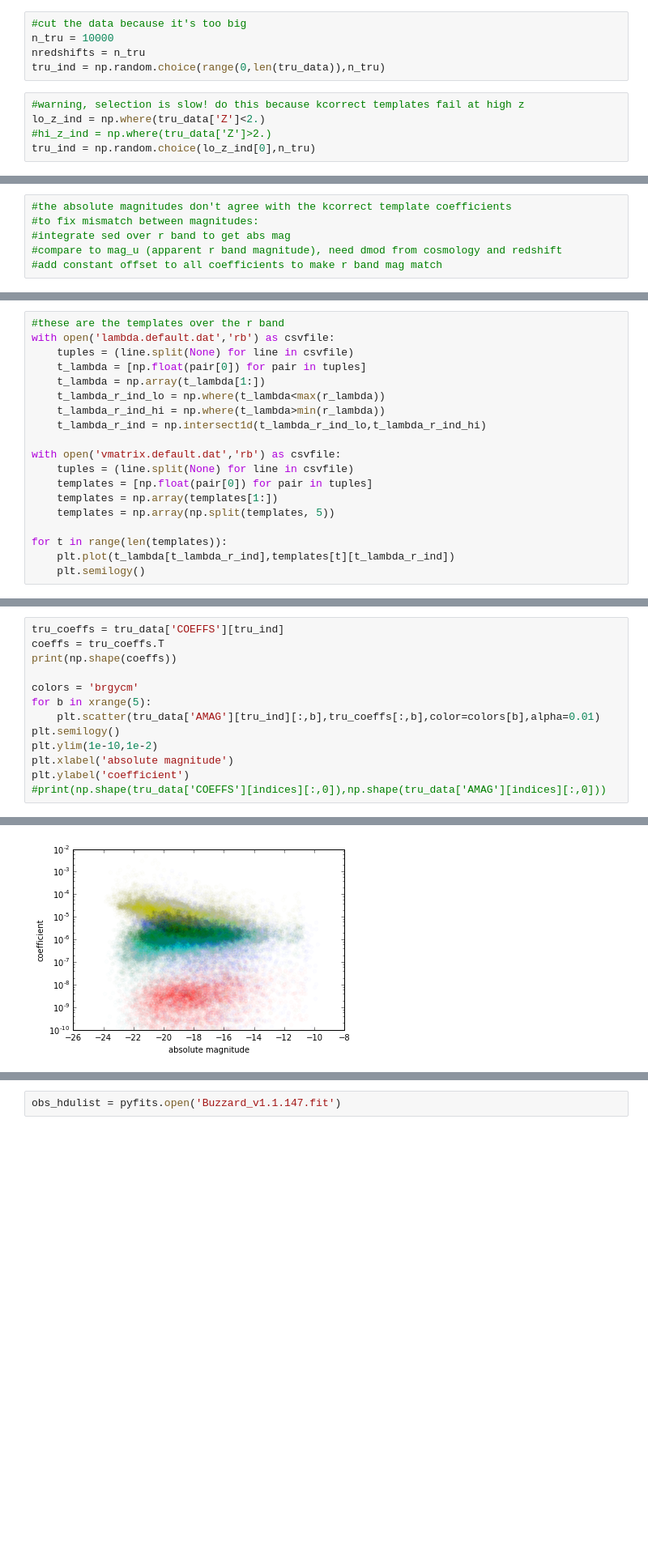
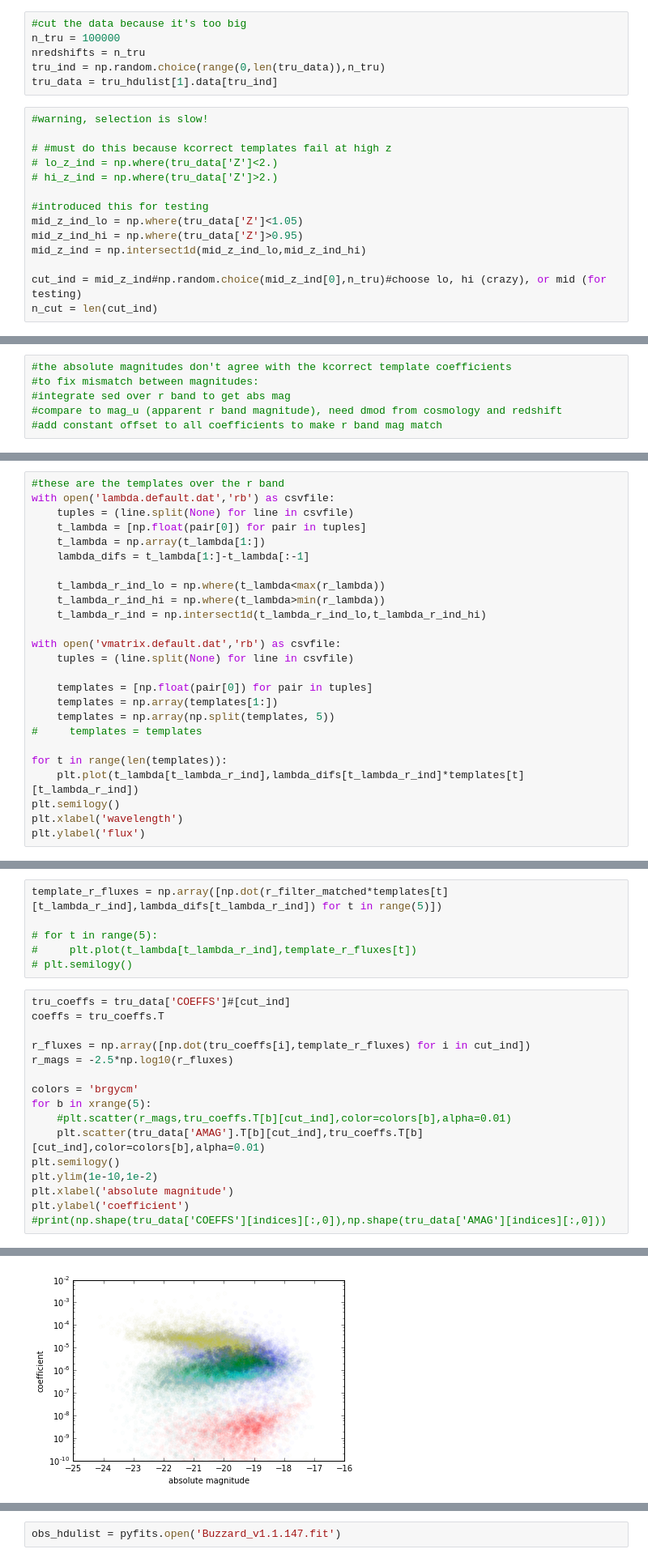
Before and after one commit to aimalz/pretzal, a Jupyter notebook: data-exploration.ipynb, the cells around one changed output, grey strips where cells are left out. Shown at 81% size. Saved outputs shown, nothing was run; the diff lists cells and outputs as text; blank space fills up the shorter version.

```diff
--- a/data-exploration.ipynb
+++ b/data-exploration.ipynb
@@ -47,12 +47,22 @@ TFORM48 = 'E       '           /
 tru_data = tru_hdulist[1].data
 # %%
 #cut the data because it's too big
-n_tru = 10000
+n_tru = 100000
 nredshifts = n_tru
 tru_ind = np.random.choice(range(0,len(tru_data)),n_tru)
+tru_data = tru_hdulist[1].data[tru_ind]
 # %%
-#warning, selection is slow! do this because kcorrect templates fail at high z
-lo_z_ind = np.where(tru_data['Z']<2.)
-#hi_z_ind = np.where(tru_data['Z']>2.)
-tru_ind = np.random.choice(lo_z_ind[0],n_tru)
+#warning, selection is slow!
+
+# #must do this because kcorrect templates fail at high z
+# lo_z_ind = np.where(tru_data['Z']<2.)
+# hi_z_ind = np.where(tru_data['Z']>2.)
+
+#introduced this for testing
+mid_z_ind_lo = np.where(tru_data['Z']<1.05)
+mid_z_ind_hi = np.where(tru_data['Z']>0.95)
+mid_z_ind = np.intersect1d(mid_z_ind_lo,mid_z_ind_hi)
+
+cut_ind = mid_z_ind#np.random.choice(mid_z_ind[0],n_tru)#choose lo, hi (crazy), or mid (for testing)
+n_cut = len(cut_ind)
 # %%
@@ -98,17 +108,23 @@ with open('lambda.default.dat','rb') as csvfile:
     tuples = (line.split(None) for line in csvfile)
     t_lambda = [np.float(pair[0]) for pair in tuples]
     t_lambda = np.array(t_lambda[1:])
+    lambda_difs = t_lambda[1:]-t_lambda[:-1]
+
     t_lambda_r_ind_lo = np.where(t_lambda<max(r_lambda))
     t_lambda_r_ind_hi = np.where(t_lambda>min(r_lambda))
     t_lambda_r_ind = np.intersect1d(t_lambda_r_ind_lo,t_lambda_r_ind_hi)
 
 with open('vmatrix.default.dat','rb') as csvfile:
     tuples = (line.split(None) for line in csvfile)
+
     templates = [np.float(pair[0]) for pair in tuples]
     templates = np.array(templates[1:])
     templates = np.array(np.split(templates, 5))
+#     templates = templates
 
 for t in range(len(templates)):
-    plt.plot(t_lambda[t_lambda_r_ind],templates[t][t_lambda_r_ind])
-    plt.semilogy()
+    plt.plot(t_lambda[t_lambda_r_ind],lambda_difs[t_lambda_r_ind]*templates[t][t_lambda_r_ind])
+plt.semilogy()
+plt.xlabel('wavelength')
+plt.ylabel('flux')
 # %% [output]
@@ -121,11 +142,20 @@ template_r_fluxes = np.array([np.dot(r_filter_matched,templates[i,t_lambda_r_ind
+# %%
+template_r_fluxes = np.array([np.dot(r_filter_matched*templates[t][t_lambda_r_ind],lambda_difs[t_lambda_r_ind]) for t in range(5)])
+
+# for t in range(5):
+#     plt.plot(t_lambda[t_lambda_r_ind],template_r_fluxes[t])
+# plt.semilogy()
 # %%
-tru_coeffs = tru_data['COEFFS'][tru_ind]
+tru_coeffs = tru_data['COEFFS']#[cut_ind]
 coeffs = tru_coeffs.T
-print(np.shape(coeffs))
+
+r_fluxes = np.array([np.dot(tru_coeffs[i],template_r_fluxes) for i in cut_ind])
+r_mags = -2.5*np.log10(r_fluxes)
 
 colors = 'brgycm'
 for b in xrange(5):
-    plt.scatter(tru_data['AMAG'][tru_ind][:,b],tru_coeffs[:,b],color=colors[b],alpha=0.01)
+    #plt.scatter(r_mags,tru_coeffs.T[b][cut_ind],color=colors[b],alpha=0.01)
+    plt.scatter(tru_data['AMAG'].T[b][cut_ind],tru_coeffs.T[b][cut_ind],color=colors[b],alpha=0.01)
 plt.semilogy()
 plt.ylim(1e-10,1e-2)
 plt.xlabel('absolute magnitude')
@@ -137 +166 @@ plt.ylabel('coefficient')
-[figure, old version]
+[figure, new version]
```
Also changed, not shown: parts of 11 cells of this notebook.
